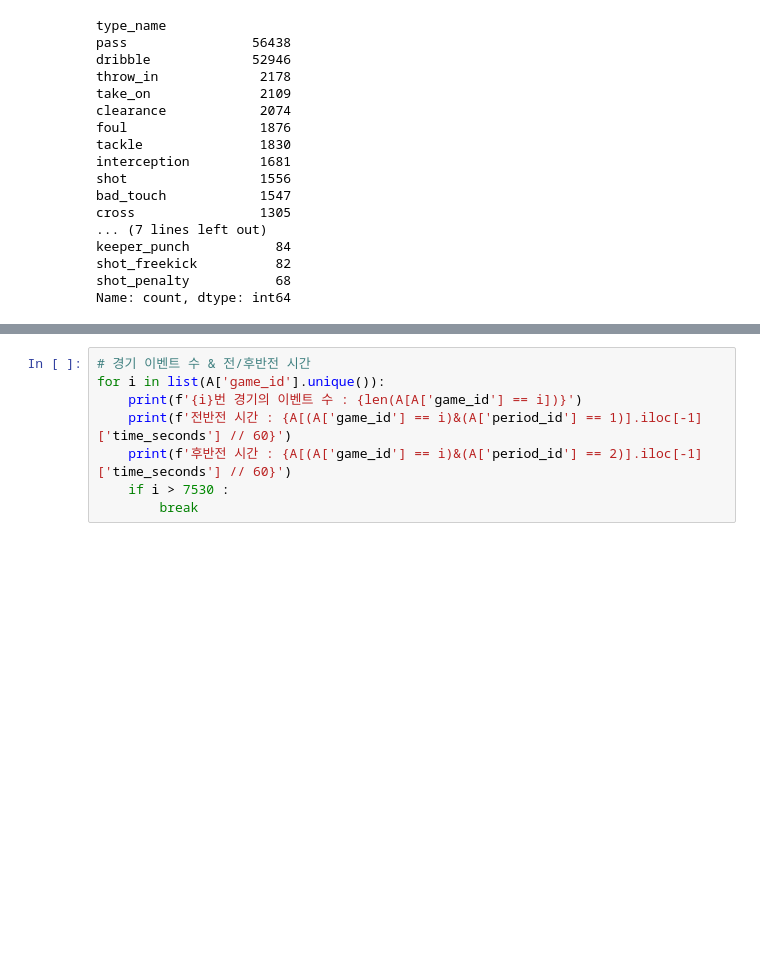
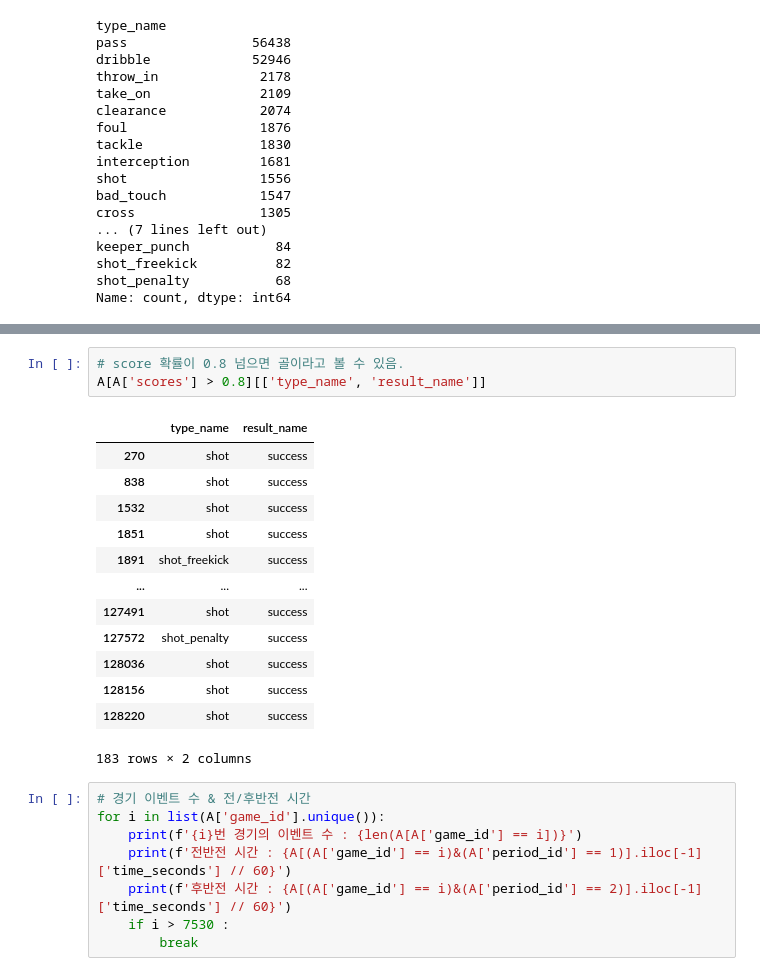
Before and after one commit to menguri/Soccer_Metrics_Lab, a Jupyter notebook: gim/notebook/1. data-preprocess.ipynb, the cells around one changed output, grey strips where cells are left out. Cells and saved outputs as stored; diff of their text form; blank space fills up the shorter version.

```diff
--- a/gim/notebook/1. data-preprocess.ipynb
+++ b/gim/notebook/1. data-preprocess.ipynb
@@ -100,3 +119,20 @@ Name: count, dtype: int64
+# %%
+# score 확률이 0.8 넘으면 골이라고 볼 수 있음.
+A[A['scores'] > 0.8][['type_name', 'result_name']]
+# %% [output]
+|  | type_name | result_name |
+| 270 | shot | success |
+| 838 | shot | success |
+| 1532 | shot | success |
+| 1851 | shot | success |
+| 1891 | shot_freekick | success |
+| ... | ... | ... |
+| 127491 | shot | success |
+| 127572 | shot_penalty | success |
+| 128036 | shot | success |
+| 128156 | shot | success |
+| 128220 | shot | success |
+183 rows × 2 columns
 # %%
 # 경기 이벤트 수 & 전/후반전 시간
 for i in list(A['game_id'].unique()):
```
Also changed, not shown: parts of 6 cells of this notebook, 3 other files.
